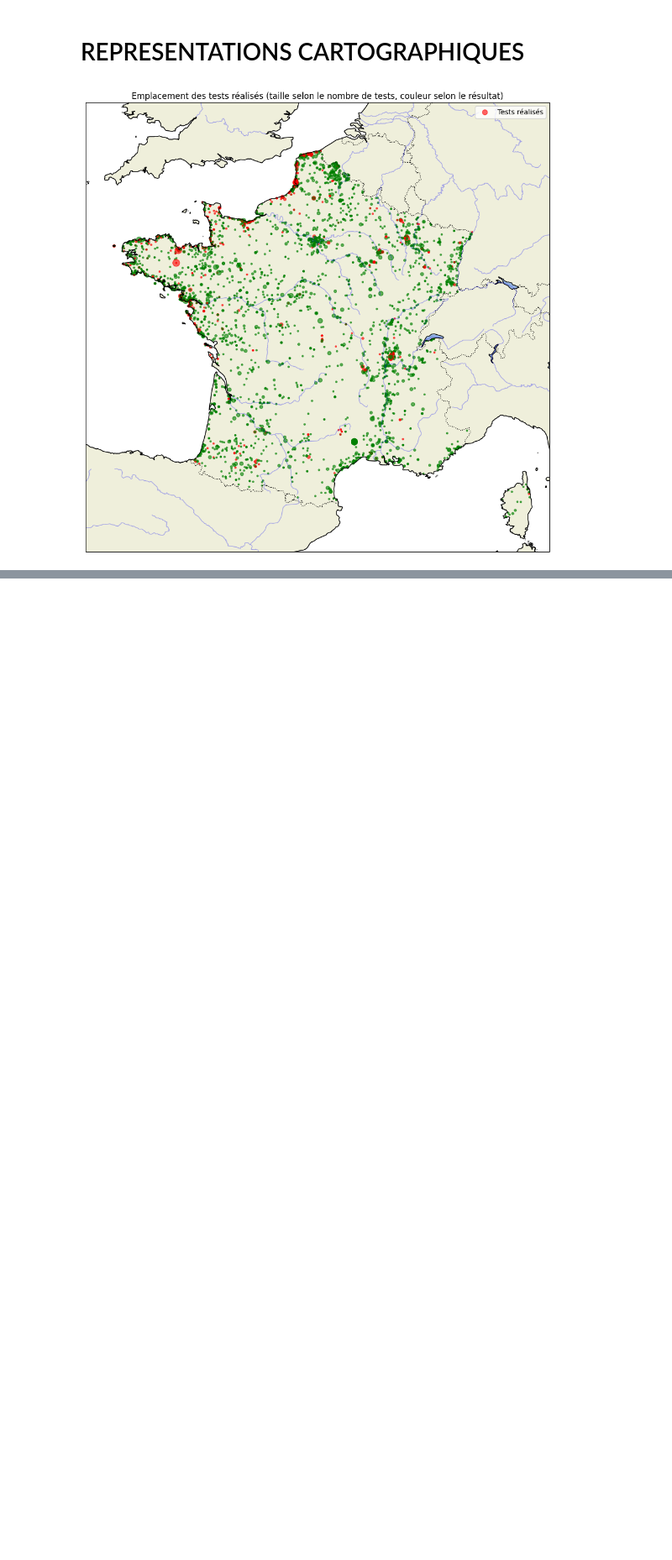
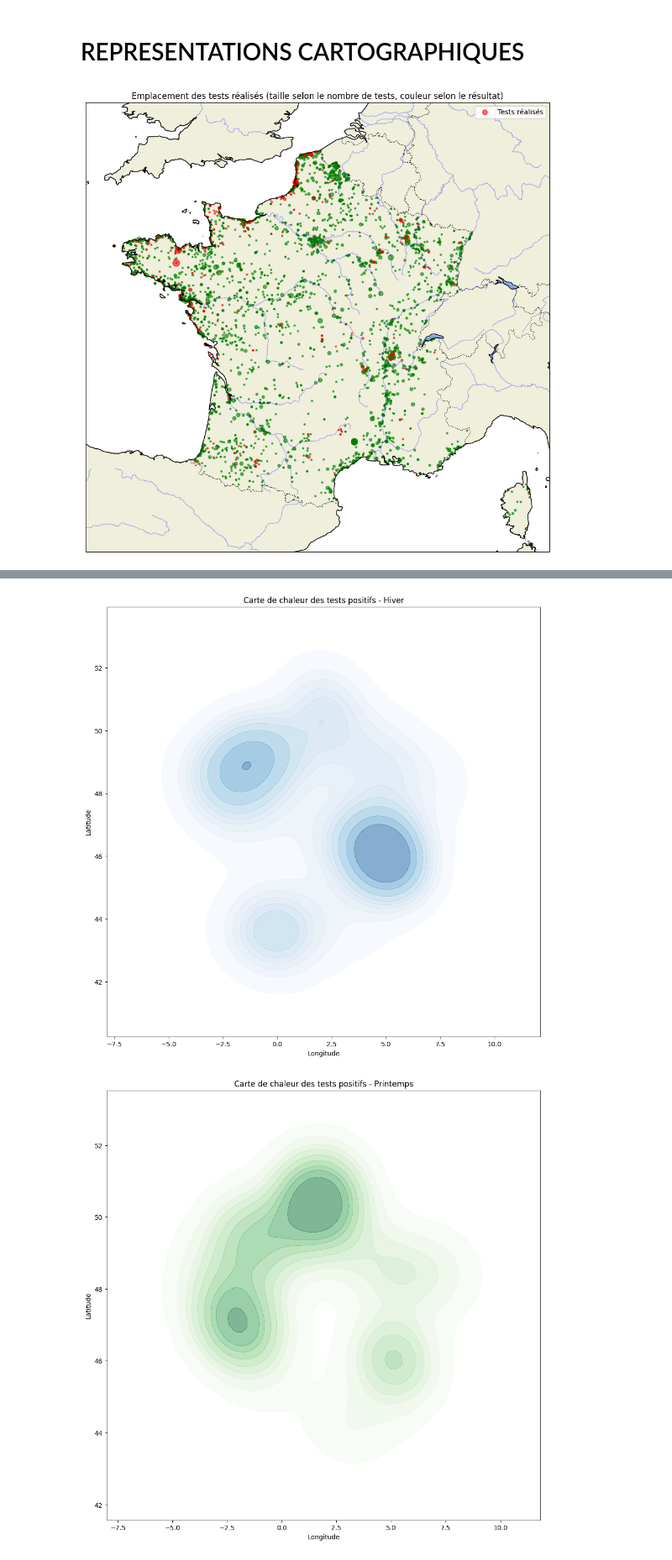
Before and after one commit to bavrillon/Avian-influenza, a Jupyter notebook: EDA.ipynb, the cells around one changed output, grey strips where cells are left out. Shown at 84% size. Drawn from its saved outputs; the diff is of its cells as text; code cells hidden in the pictures; blank space fills up the shorter version.

```diff
--- a/EDA.ipynb
+++ b/EDA.ipynb
@@ -638,0 +669,34 @@ plt.show()
+# %%
+# CARTE DE COMPARAISON SAISONNIERE
+
+# Créer une copie explicite du DataFrame pour éviter l'avertissement
+df_filtered = df_filtered.copy()
+
+# Création de la colonne saison
+df_filtered.loc[:, 'Saison'] = df_filtered['Date_observation'].dt.month % 12 // 3 + 1
+saisons = {1: 'Hiver', 2: 'Printemps', 3: 'Été', 4: 'Automne'}
+
+# Dictionnaire de palettes de couleurs pour chaque saison
+palettes_saisons = {
+    'Hiver': 'Blues',
+    'Printemps': 'Greens',
+    'Été': 'Oranges',
+    'Automne': 'Reds'
+}
+
+# Cartes de chaleur par saison
+for saison, label in saisons.items():
+    plt.figure(figsize=(12, 12))
+    sns.kdeplot(
+        x=df_filtered[(df_filtered['Test_PCR_positif']) & (df_filtered['Saison'] == saison)]['Longitude'],
+        y=df_filtered[(df_filtered['Test_PCR_positif']) & (df_filtered['Saison'] == saison)]['Latitude'],
+        cmap=palettes_saisons[label],  # Utiliser la palette de couleurs appropriée
+        fill=True, alpha=0.5
+    )
+    plt.title(f'Carte de chaleur des tests positifs - {label}')
+    plt.xlabel('Longitude')
+    plt.ylabel('Latitude')
+    plt.show()
+# %% [output]
+[figure, added]
+[figure, added]
```
Also changed, not shown: parts of 13 cells of this notebook.
